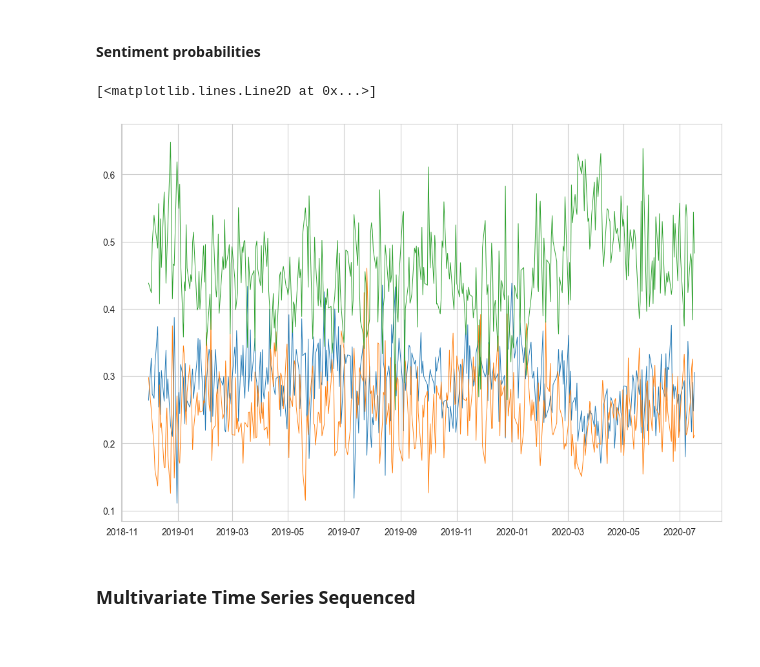
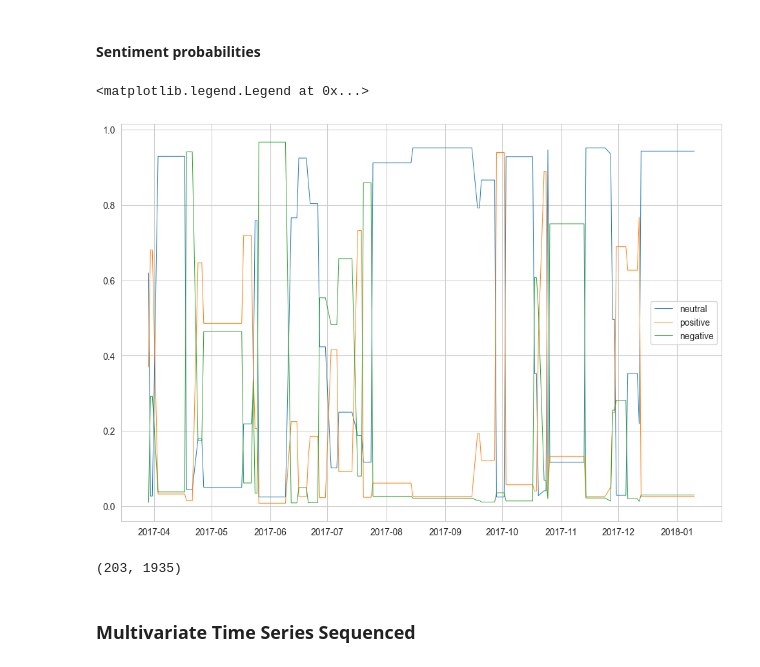
Before and after one commit to rrrbbb1/lstm-stock-prediction, a Jupyter notebook: Multi Dim LSTM.ipynb, the cells around one changed output. Saved outputs shown, nothing was run; the diff lists cells and outputs as text; code cells hidden in the pictures.

```diff
--- a/Multi Dim LSTM.ipynb
+++ b/Multi Dim LSTM.ipynb
@@ -223,0 +151,2 @@ daily_mean = news_combined.groupby('Time', as_index=False).mean()
+# %%
+news = news.drop(columns=['title', 'url', 'text'])
@@ -223,0 +162,7 @@ daily_mean = news_combined.groupby('Time', as_index=False).mean()
+# %%
+news = news.groupby("date").mean().reset_index()
+date_range = pd.date_range(start=news["date"].min(), end=news["date"].max())
+news = news.set_index("date").reindex(date_range)
+news = news.ffill().reset_index()
+news.rename(columns={"index": "date"}, inplace=True)
+news = news.sort_values(by="date", ascending=False).reset_index(drop=True)
@@ -224,8 +183,14 @@ daily_mean = news_combined.groupby('Time', as_index=False).mean()
+# %%
+news['date'] = pd.to_datetime(news['date'])
 # %%
 # Ensure the date columns are in the same format
-daily_mean['Time'] = pd.to_datetime(daily_mean['Time'])
-df['Date'] = pd.to_datetime(df['Date'])
+news['date'] = pd.to_datetime(news['date']).dt.tz_localize(None)  # Remove timezone
+df['Date'] = pd.to_datetime(df['Date']).dt.tz_localize(None)  # Ensure Date is in datetime format
+
 # Merging
-merged_df = pd.merge(df, daily_mean, left_on='Date', right_on='Time', how='inner')
-merged_df.drop(columns=['Time'], inplace=True)
+merged_df = pd.merge(df, news, left_on='Date', right_on='date', how='inner')
+
+# Drop the 'Time' column if it exists
+if 'Time' in merged_df.columns:
+    merged_df.drop(columns=['Time'], inplace=True)
 # %% [output]
@@ -295,12 +285,17 @@ plt.show()
 # %%
 plt.figure(figsize=(12, 8))
 sns.set_style('whitegrid')
-plt.plot(dates[1:], data[-1], linewidth=0.7)
-plt.plot(dates[1:], data[-2], linewidth=0.7)
-plt.plot(dates[1:], data[-3], linewidth=0.7)
+plt.plot(dates[1:200], data[-1, 1:200], label='neutral', linewidth=0.7)
+plt.plot(dates[1:200], data[-2, 1:200], label='positive', linewidth=0.7)
+plt.plot(dates[1:200], data[-3, 1:200], label='negative', linewidth=0.7)
+plt.legend()
 # %% [output]
-[<matplotlib.lines.Line2D at 0x...>]
+<matplotlib.legend.Legend at 0x...>
-[figure, old version]
+[figure, new version]
+# %%
+data.shape
+# %% [output]
+(203, 1935)
 # %% [markdown]
 ### Multivariate Time Series Sequenced
 # %%
```
Also changed, not shown: parts of 38 cells of this notebook, 2 other files.
